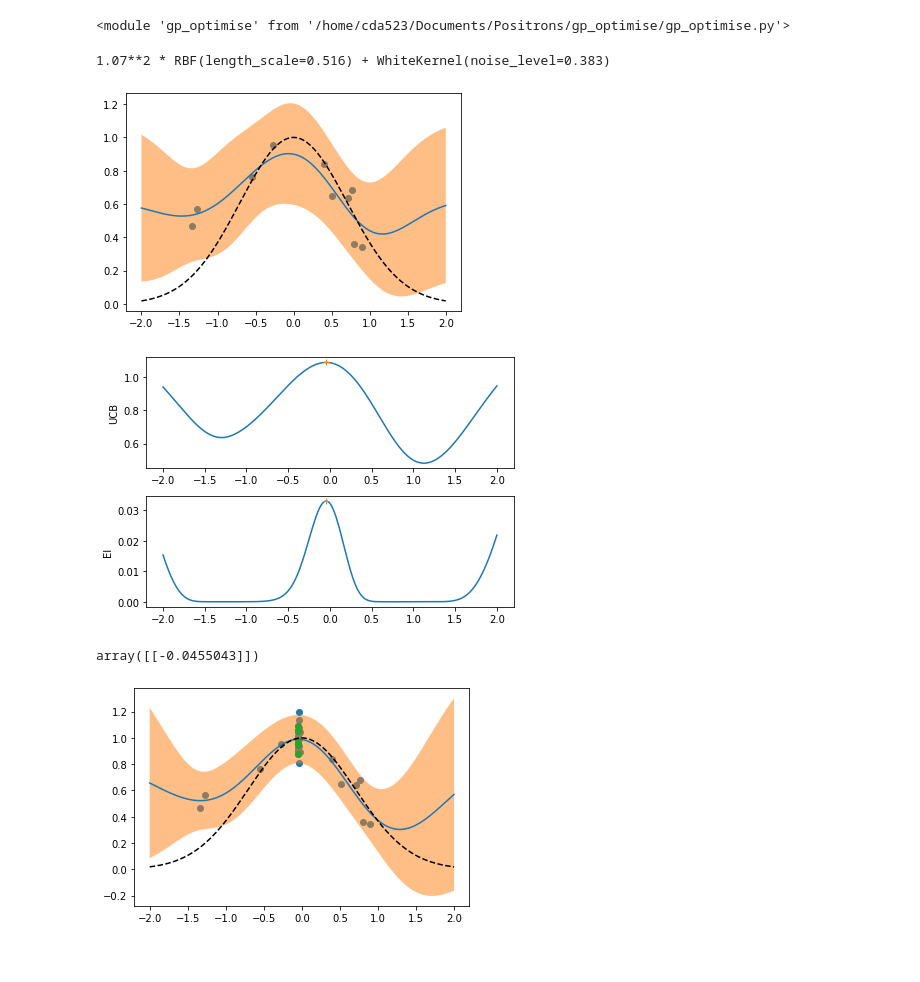
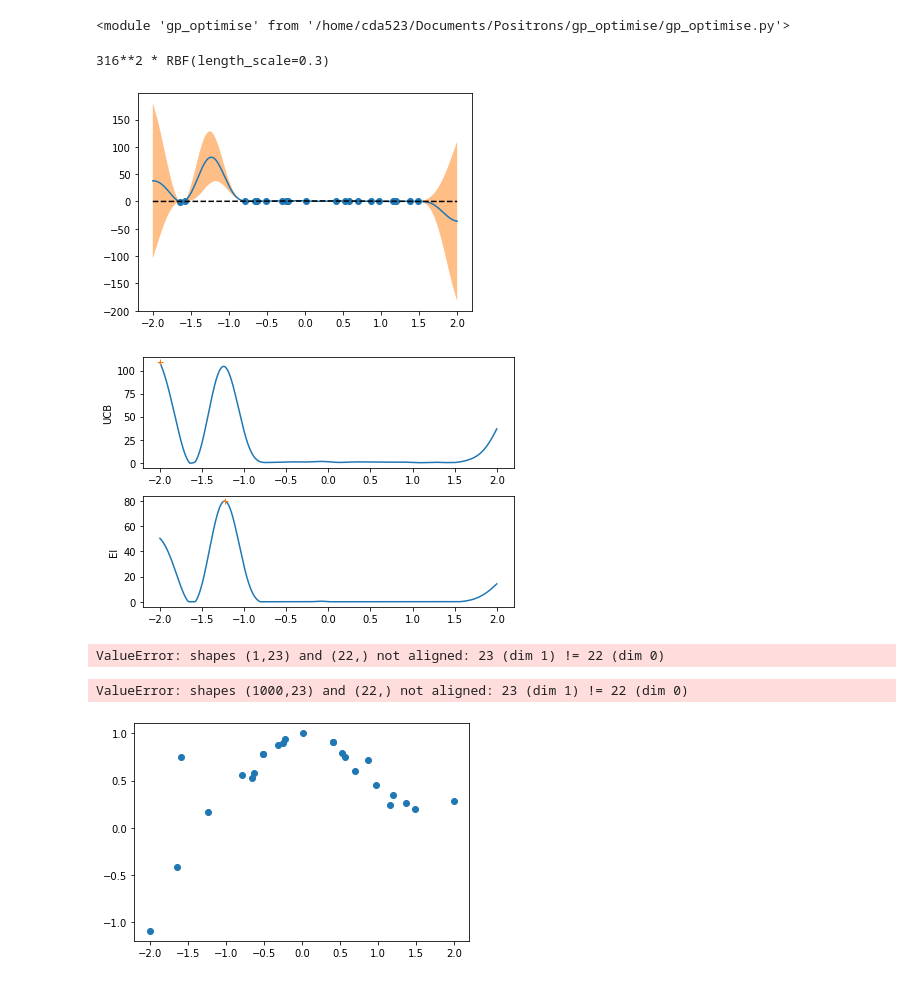
Before and after one commit to ChrisArran/gp_optimise, a Jupyter notebook: gp_test.ipynb, the cells around one changed output. Cells and saved outputs as stored; diff of their text form; code cells hidden in the pictures.

Commit message:
Adding errors to the function outputs through alpha in GaussianProcessRegressor

```diff
--- a/gp_test.ipynb
+++ b/gp_test.ipynb
@@ -12,7 +12,13 @@ rng = np.random.default_rng()
 fun0 = lambda x : np.exp(-(x)**2)
 fun = lambda x : np.exp(-(x)**2) + 0.1*rng.standard_normal(len(x))*np.exp((x)**2)
 dims = [{'name':'x','type':'uniform','min':-2,'max':2}]
+# %%
+def fun2(x):
+    err = 0.2*x*rng.standard_normal(len(x))
+    y = np.exp(-(x)**2) + np.mean(err)
+    yerr = np.std(err)
+    return y,yerr
 # %%
-kernel = 1*RBF(length_scale_bounds=(1e-1, 1e1)) + WhiteKernel(noise_level_bounds=(1e-2, 1e2))
-gpo = gp_optimise.Gp_optimise(fun,dims,kernel)
+kernel = 1*RBF(length_scale_bounds=(3e-1, 1e1))# + WhiteKernel(noise_level_bounds=(1e-2, 1e2))
+gpo = gp_optimise.Gp_optimise(fun2,dims,kernel)
 # %%
@@ -26,14 +32,14 @@ plt.fill_between(X_test.ravel(),y_test-2*std_test,y_test+2*std_test,alpha=0.5)
 plt.plot(X_test,fun0(X_test),'k--')
 gpo.gaussian_process.kernel_
 # %% [output]
-1.07**2 * RBF(length_scale=0.516) + WhiteKernel(noise_level=0.383)
+316**2 * RBF(length_scale=0.3)
-[figure, old version]
+[figure, new version]
 # %%
 acq_test1 = gpo.acquisition_function(X_test,explore=1,acq_fn='UCB')
 acq_test2 = gpo.acquisition_function(X_test,explore=0.01,acq_fn='EI')
 
-nxt1 = gpo.next_acquisition(N_acq=10,explore=1,acq_fn='UCB')
-nxt2 = gpo.next_acquisition(N_acq=10,explore=0.01,acq_fn='EI')
+nxt1 = gpo.next_acquisition(Nacq=10,explore=1,acq_fn='UCB')
+nxt2 = gpo.next_acquisition(Nacq=10,explore=0.01,acq_fn='EI')
 
 plt.subplot(2,1,1)
 plt.plot(X_test,acq_test1)
@@ -45,18 +51,20 @@ plt.plot(nxt2,gpo.acquisition_function(nxt2,explore=0.01,acq_fn='EI'),'+')
 plt.ylabel('EI')
 plt.tight_layout()
 # %% [output]
-[figure, old version]
+[figure, new version]
 # %%
 N_new = 5
-gpo.optimise(N_new,N_acq=10,explore=1,acq_fn='UCB')
+gpo.optimise(N_new,Nacq=10,explore=1,acq_fn='UCB')
+# %% [output]
+ValueError: shapes (1,23) and (22,) not aligned: 23 (dim 1) != 22 (dim 0)
 # %%
 plt.scatter(gpo.X,gpo.y)
 y_test,std_test = gpo.gaussian_process.predict(X_test, return_std=True)
 plt.plot(X_test,y_test)
 plt.fill_between(X_test.ravel(),y_test-2*std_test,y_test+2*std_test,alpha=0.5)
 plt.scatter(gpo.X[-N_new:,0],gpo.y[-N_new:])
 plt.plot(X_test,fun0(X_test),'k--')
-gpo.next_acquisition(N_acq=10,explore=1,acq_fn='UCB')
+gpo.next_acquisition(Nacq=10,explore=10,acq_fn='UCB')
 # %% [output]
-array([[-0.0455043]])
+ValueError: shapes (1000,23) and (22,) not aligned: 23 (dim 1) != 22 (dim 0)
-[figure, old version]
+[figure, new version]
```
Also changed, not shown: parts of 1 cell of this notebook, 1 other file.
